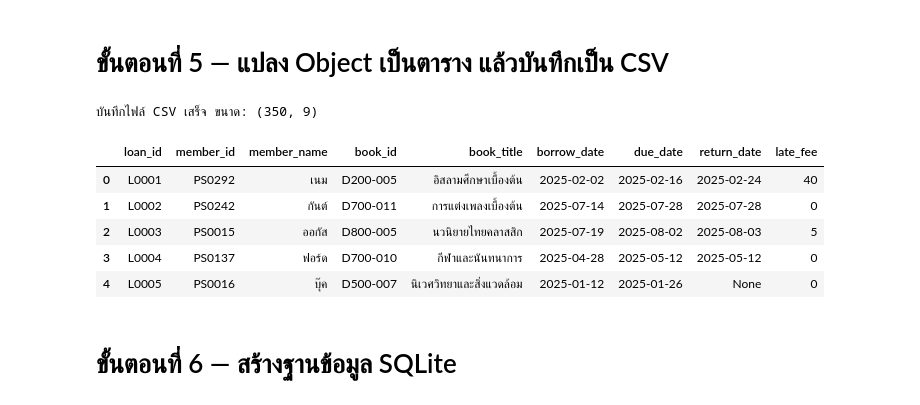
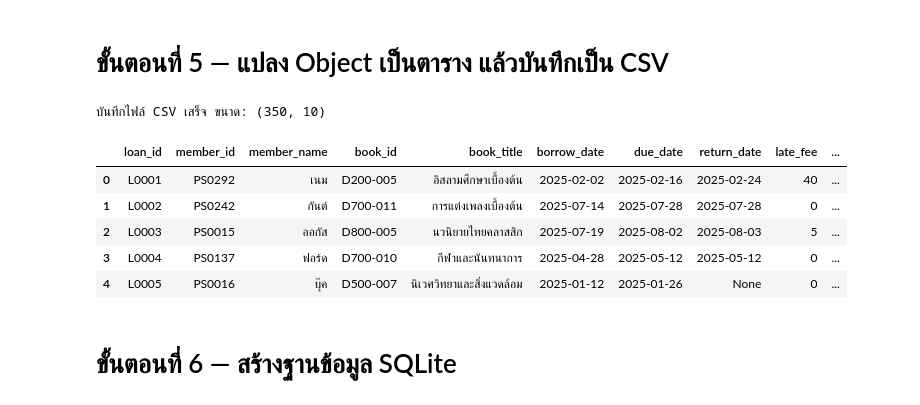
Before and after one commit to krittiyaT/Project-Group2, a Jupyter notebook: Project_Library_Group2.ipynb, the cells around one changed output. Saved outputs shown, nothing was run; the diff lists cells and outputs as text; code cells hidden in the pictures.

```diff
--- a/Project_Library_Group2.ipynb
+++ b/Project_Library_Group2.ipynb
@@ -135,29 +138,29 @@ class BookLoan:
 # %%
 import pandas as pd
 
-# ฟังชันก์ load() โหลดข้อมูลจากไฟล์ book.csv
+# ฟังชันก์ load() โหลดข้อมูลจากไฟล์ books.csv
 def load_books(csv_path):
     """โหลดหนังสือจากไฟล์ CSV แล้วสร้างเป็น Book object"""
 
-  df = pd.read_csv("/content/books.csv")
+    df = pd.read_csv("https://raw.githubusercontent.com/krittiyaT/Project-Group2/main/books.csv")
 
-  return [
-      Book(
-          row.book_id,
-          row.title,
-          row.author,
-          row.category_code,
-          row.category_name,
-          row.status
-      )
-      for row in df.itertuples(index=False)
-  ]
+    return [
+        Book(
+            row.book_id,
+            row.title,
+            row.author,
+            row.category_code,
+            row.category_name,
+            row.status
+        )
+        for row in df.itertuples(index=False)
+    ]
 
-# ฟังชันก์ load() โหลดข้อมูลจากไฟล์ members.csv
+# ฟังก์ชัน load()โหลดข้อมูลจากไฟล์ members.csv
 def load_members(csv_path):
     """โหลดสมาชิกจากไฟล์ CSV แล้วสร้างเป็น Member object"""
 
-    df = pd.read_csv("/contene/members.csv")
+    df = pd.read_csv("https://raw.githubusercontent.com/krittiyaT/Project-Group2/main/members.csv")
 
     return [
         Member(
@@ -176,6 +179,7 @@ def random_borrow_date(start_date, days_range=300):
     offset = random.randint(0, days_range)
 
     return start_date + timedelta(days=offset)
+
 
 def decide_return_outcome(
     never_return_probability=0.20,
@@ -374,41 +406,42 @@ records = [
     {
         "loan_id": loan.loan_id,
          "member_id": loan.member.member_id,
         "member_name": loan.member.name,
         "book_id": loan.book.book_id,
         "book_title": loan.book.title,
         "borrow_date": loan.borrow_date.strftime("%Y-%m-%d"),
         "due_date": loan.due_date.strftime("%Y-%m-%d"),
         "return_date": (
             loan.return_date.strftime("%Y-%m-%d")
             if loan.return_date
             else None
         ),
-        "late_fee": loan.calculate_late_fee()
+        "late_fee": loan.calculate_late_fee(),
+        "status": "คืนแล้ว" if loan.return_date else "ค้างส่ง",
     }
 
     for loan in loans
 ]
 
 
 df_loans = pd.DataFrame(records)
 
 df_loans.to_csv(
     "loans.csv",
     index=False
 )
 
 print("บันทึกไฟล์ CSV เสร็จ ขนาด:", df_loans.shape)
 
 df_loans.head()
 # %% [output]
-บันทึกไฟล์ CSV เสร็จ ขนาด: (350, 9)
+บันทึกไฟล์ CSV เสร็จ ขนาด: (350, 10)
-|  | loan_id | member_id | member_name | book_id | book_title | borrow_date | due_date | return_date | late_fee |
-| 0 | L0001 | PS0292 | เนม | D200-005 | อิสลามศึกษาเบื้องต้น | 2025-02-02 | 2025-02-16 | 2025-02-24 | 40 |
-| 1 | L0002 | PS0242 | กันต์ | D700-011 | การแต่งเพลงเบื้องต้น | 2025-07-14 | 2025-07-28 | 2025-07-28 | 0 |
-| 2 | L0003 | PS0015 | ออกัส | D800-005 | นวนิยายไทยคลาสสิก | 2025-07-19 | 2025-08-02 | 2025-08-03 | 5 |
-| 3 | L0004 | PS0137 | ฟอร์ด | D700-010 | กีฬาและนันทนาการ | 2025-04-28 | 2025-05-12 | 2025-05-12 | 0 |
-| 4 | L0005 | PS0016 | บุ๊ค | D500-007 | นิเวศวิทยาและสิ่งแวดล้อม | 2025-01-12 | 2025-01-26 | None | 0 |
+|  | loan_id | member_id | member_name | book_id | book_title | borrow_date | due_date | return_date | late_fee | ... |
+| 0 | L0001 | PS0292 | เนม | D200-005 | อิสลามศึกษาเบื้องต้น | 2025-02-02 | 2025-02-16 | 2025-02-24 | 40 | ... |
+| 1 | L0002 | PS0242 | กันต์ | D700-011 | การแต่งเพลงเบื้องต้น | 2025-07-14 | 2025-07-28 | 2025-07-28 | 0 | ... |
+| 2 | L0003 | PS0015 | ออกัส | D800-005 | นวนิยายไทยคลาสสิก | 2025-07-19 | 2025-08-02 | 2025-08-03 | 5 | ... |
+| 3 | L0004 | PS0137 | ฟอร์ด | D700-010 | กีฬาและนันทนาการ | 2025-04-28 | 2025-05-12 | 2025-05-12 | 0 | ... |
+| 4 | L0005 | PS0016 | บุ๊ค | D500-007 | นิเวศวิทยาและสิ่งแวดล้อม | 2025-01-12 | 2025-01-26 | None | 0 | ... |
 # %% [markdown]
 # ขั้นตอนที่ 6 — สร้างฐานข้อมูล SQLite
 # %%
```
Also changed, not shown: parts of 18 cells of this notebook.
